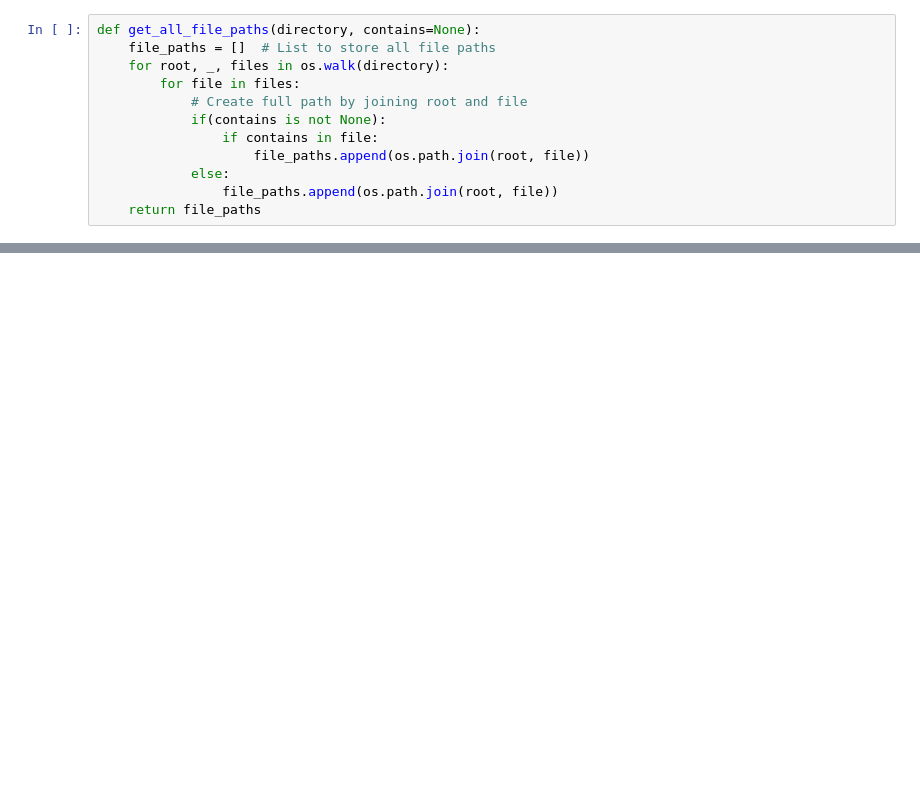
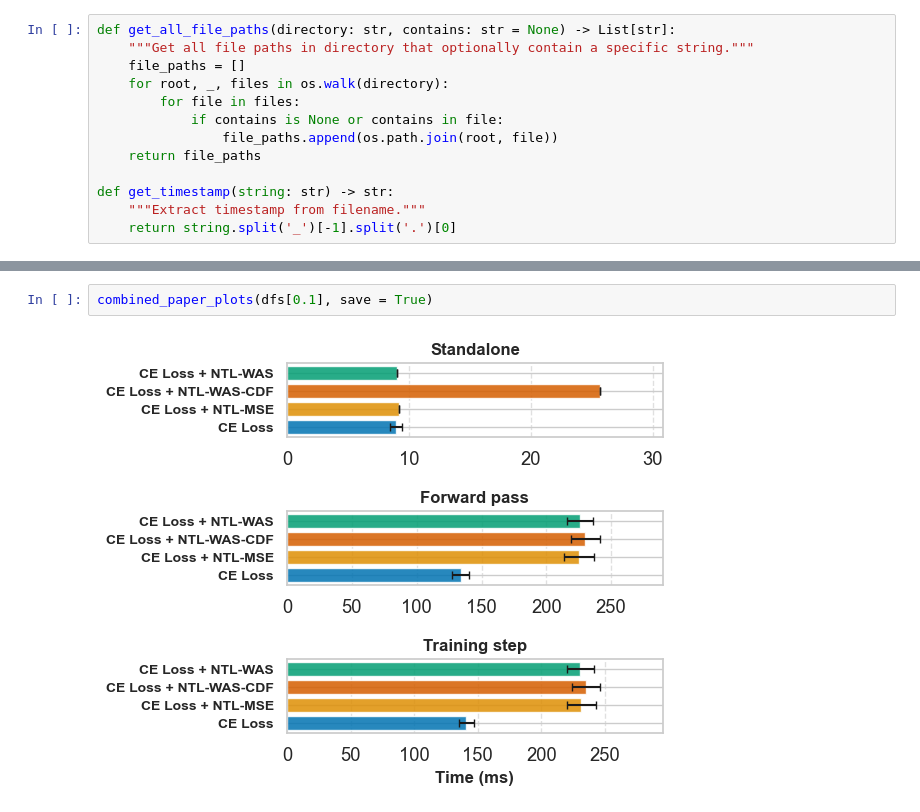
Before and after one commit to tum-ai/number-token-loss, a Jupyter notebook: benchmarking/benchmark-analysis.ipynb, the cells around one changed output, grey strips where cells are left out. Drawn from its saved outputs; the diff is of its cells as text; blank space fills up the shorter version.

Commit message:
added paper plot

```diff
--- a/benchmarking/benchmark-analysis.ipynb
+++ b/benchmarking/benchmark-analysis.ipynb
@@ -11,12 +28,13 @@ sns.set_palette("colorblind")
 # %%
-def get_all_file_paths(directory, contains=None):
-    file_paths = []  # List to store all file paths
+def get_all_file_paths(directory: str, contains: str = None) -> List[str]:
+    """Get all file paths in directory that optionally contain a specific string."""
+    file_paths = []
     for root, _, files in os.walk(directory):
         for file in files:
-            # Create full path by joining root and file
-            if(contains is not None):
-                if contains in file:
-                    file_paths.append(os.path.join(root, file))
-            else:
+            if contains is None or contains in file:
                 file_paths.append(os.path.join(root, file))
     return file_paths
+
+def get_timestamp(string: str) -> str:
+    """Extract timestamp from filename."""
+    return string.split('_')[-1].split('.')[0]
@@ -78 +167,5 @@ gpu/benchmarking/benchmark_results_173462488089.csv
+# %%
+combined_paper_plots(dfs[0.1], save = True)
+# %% [output]
+[figure, added]
 # %%
```
Also changed, not shown: parts of 20 cells of this notebook.
